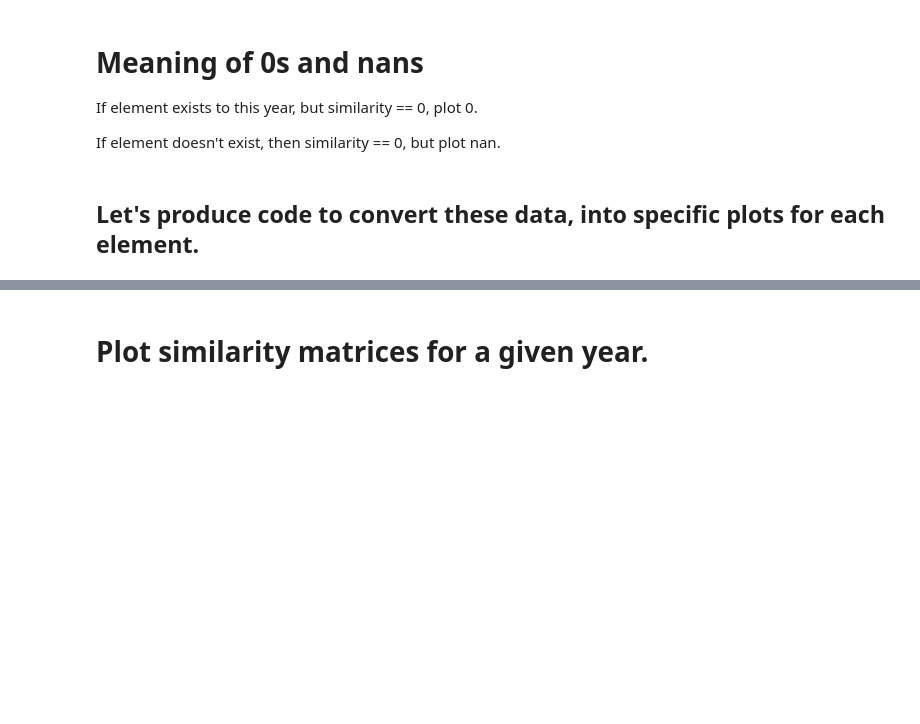
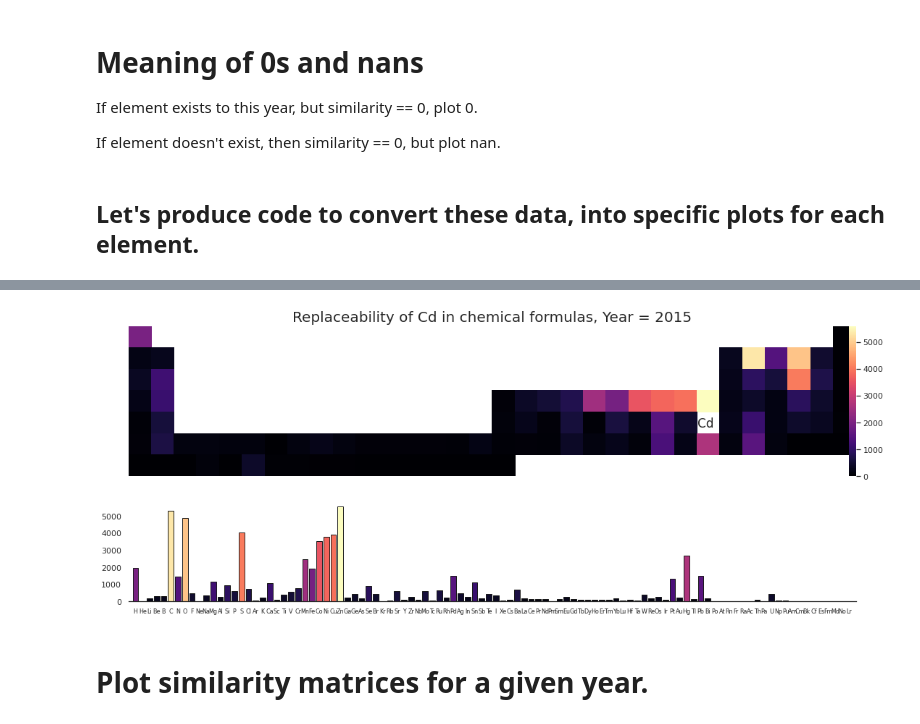
Before and after one commit to doncamilom/1868_SubstancesStudy, a Jupyter notebook: Notebooks/Similarity.ipynb, the cells around one changed output, grey strips where cells are left out. Saved outputs shown, nothing was run; the diff lists cells and outputs as text; code cells hidden in the pictures; blank space fills up the shorter version.

```diff
--- a/Notebooks/Similarity.ipynb
+++ b/Notebooks/Similarity.ipynb
@@ -106,3 +111,7 @@ plot_SimPTBar(simMat_yr,1999,'S',1700)
+# %%
+plot_SimPTBar(simMat_yr,2015,'Cd',min_yr)
+# %% [output]
+[figure, added]
 # %% [markdown]
 # Plot similarity matrices for a given year.
 # %%
```
Also changed, not shown: parts of 8 cells of this notebook, 4 other files.
